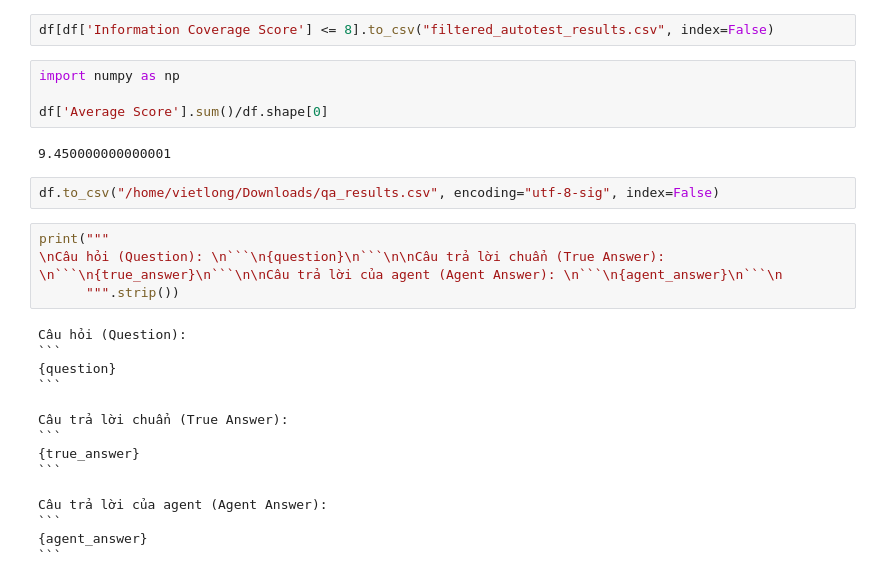
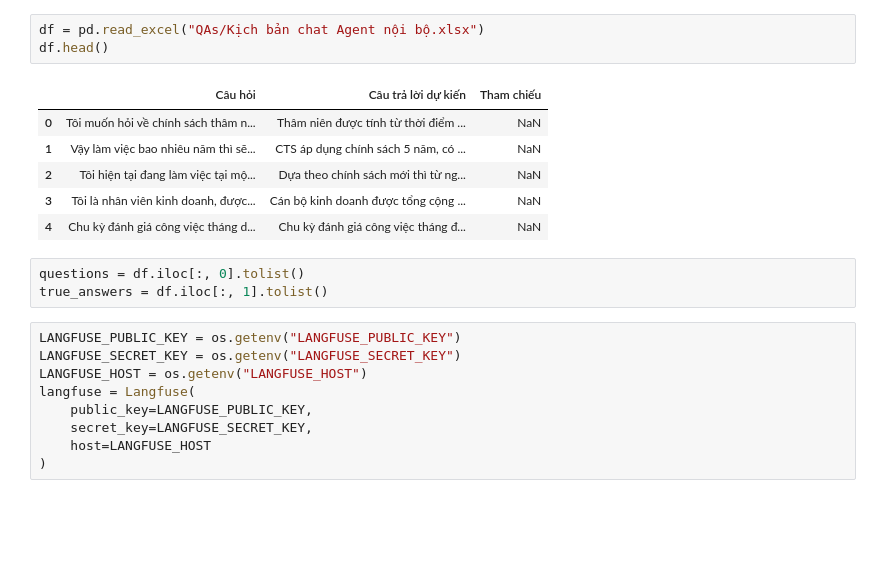
Before and after one commit to longsogood/temp1, a Jupyter notebook: temp.ipynb, the cells around one changed output. Drawn from its saved outputs; the diff is of its cells as text; blank space fills up the shorter version.

````diff
--- a/temp.ipynb
+++ b/temp.ipynb
@@ -125,29 +13,22 @@ df.head()
-# %%
-df[df['Information Coverage Score'] <= 8].to_csv("filtered_autotest_results.csv", index=False)
-# %%
-import numpy as np
-
-df['Average Score'].sum()/df.shape[0]
-# %% [output]
-9.450000000000001
-# %%
-df.to_csv("/home/vietlong/Downloads/qa_results.csv", encoding="utf-8-sig", index=False)
-# %%
-print("""
-\nCâu hỏi (Question): \n```\n{question}\n```\n\nCâu trả lời chuẩn (True Answer): \n```\n{true_answer}\n```\n\nCâu trả lời của agent (Agent Answer): \n```\n{agent_answer}\n```\n
-      """.strip())
-# %% [output]
-Câu hỏi (Question):
-```
-{question}
-```
-
-Câu trả lời chuẩn (True Answer):
-```
-{true_answer}
-```
-
-Câu trả lời của agent (Agent Answer):
-```
-{agent_answer}
-```
+# %%
+df = pd.read_excel("QAs/Kịch bản chat Agent nội bộ.xlsx")
+df.head()
+# %% [output]
+|  | Câu hỏi | Câu trả lời dự kiến | Tham chiếu |
+| 0 | Tôi muốn hỏi về chính sách thâm n... | Thâm niên được tính từ thời điểm ... | NaN |
+| 1 | Vậy làm việc bao nhiêu năm thì sẽ... | CTS áp dụng chính sách 5 năm, có ... | NaN |
+| 2 | Tôi hiện tại đang làm việc tại mộ... | Dựa theo chính sách mới thì từ ng... | NaN |
+| 3 | Tôi là nhân viên kinh doanh, được... | Cán bộ kinh doanh được tổng cộng ... | NaN |
+| 4 | Chu kỳ đánh giá công việc tháng d... | Chu kỳ đánh giá công việc tháng đ... | NaN |
+# %%
+questions = df.iloc[:, 0].tolist()
+true_answers = df.iloc[:, 1].tolist()
+# %%
+LANGFUSE_PUBLIC_KEY = os.getenv("LANGFUSE_PUBLIC_KEY")
+LANGFUSE_SECRET_KEY = os.getenv("LANGFUSE_SECRET_KEY")
+LANGFUSE_HOST = os.getenv("LANGFUSE_HOST")
+langfuse = Langfuse(
+    public_key=LANGFUSE_PUBLIC_KEY,
+    secret_key=LANGFUSE_SECRET_KEY,
+    host=LANGFUSE_HOST
+)
````
Also changed, not shown: parts of 21 cells of this notebook, 6 other files.
